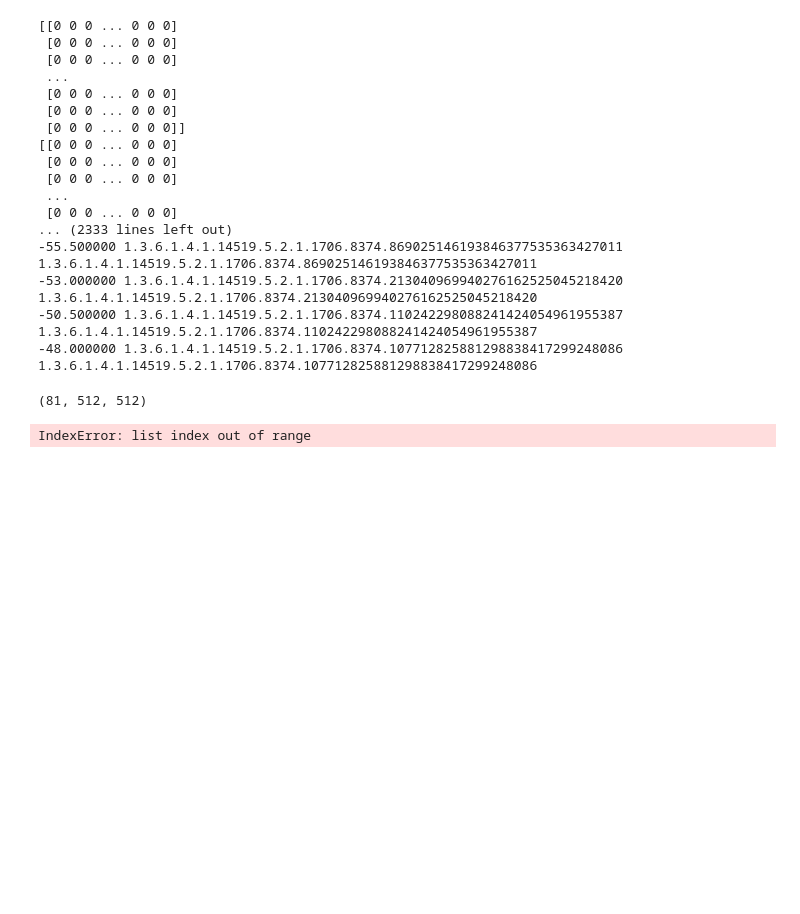
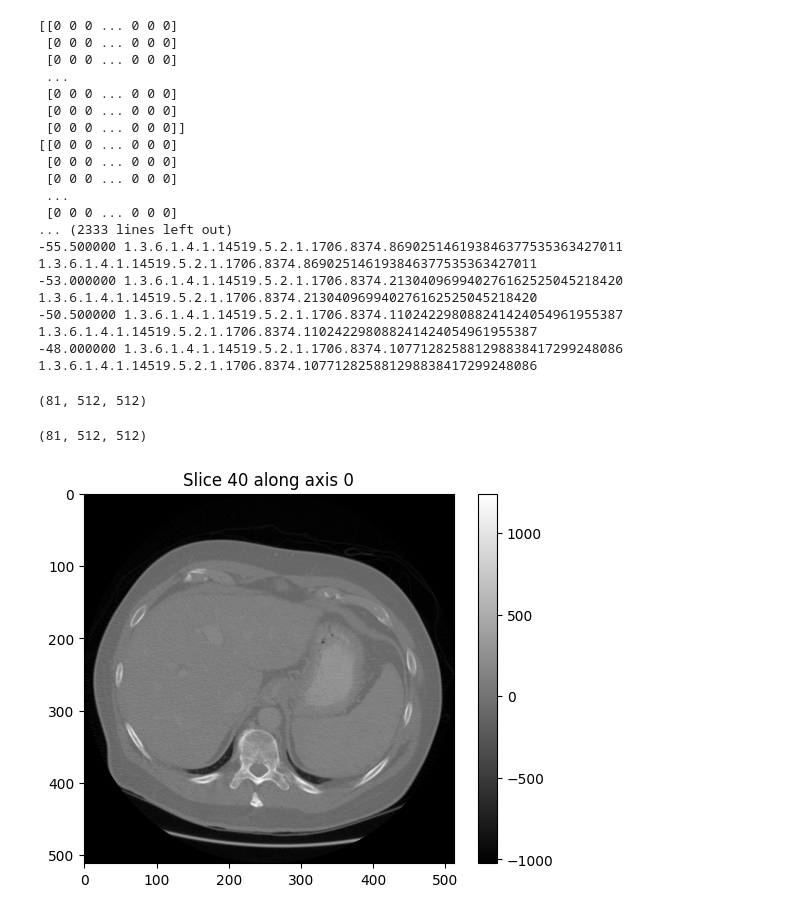
Before and after one commit to ulhaqi12/medical-imaging-project, a Jupyter notebook: test.ipynb, the cells around one changed output. Drawn from its saved outputs; the diff is of its cells as text; code cells hidden in the pictures; blank space fills up the shorter version.

```diff
--- a/test.ipynb
+++ b/test.ipynb
@@ -84,6 +86,10 @@ mapping.image.shape
 # %% [output]
 (81, 512, 512)
 # %%
-mapping.segmentations[4].shape
+mapping.segmentations[3].shape
 # %% [output]
-IndexError: list index out of range
+(81, 512, 512)
+# %%
+mapping.plot_image_slice(40, axis=0)
+# %% [output]
+[figure, added]
```
Also changed, not shown: parts of 10 cells of this notebook, 50 other files.
